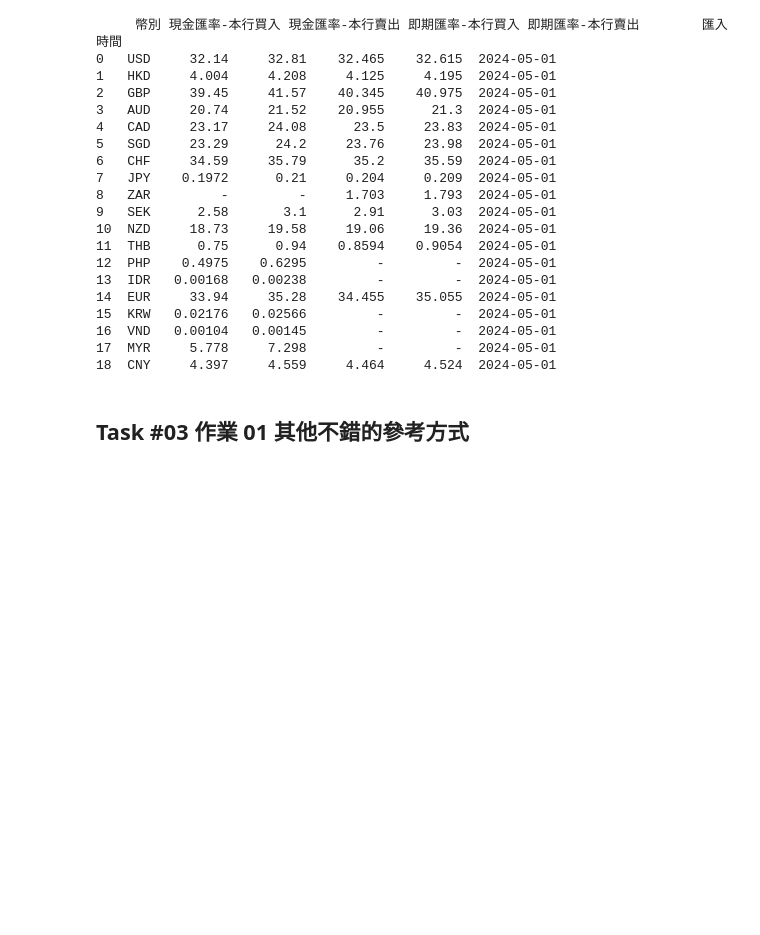
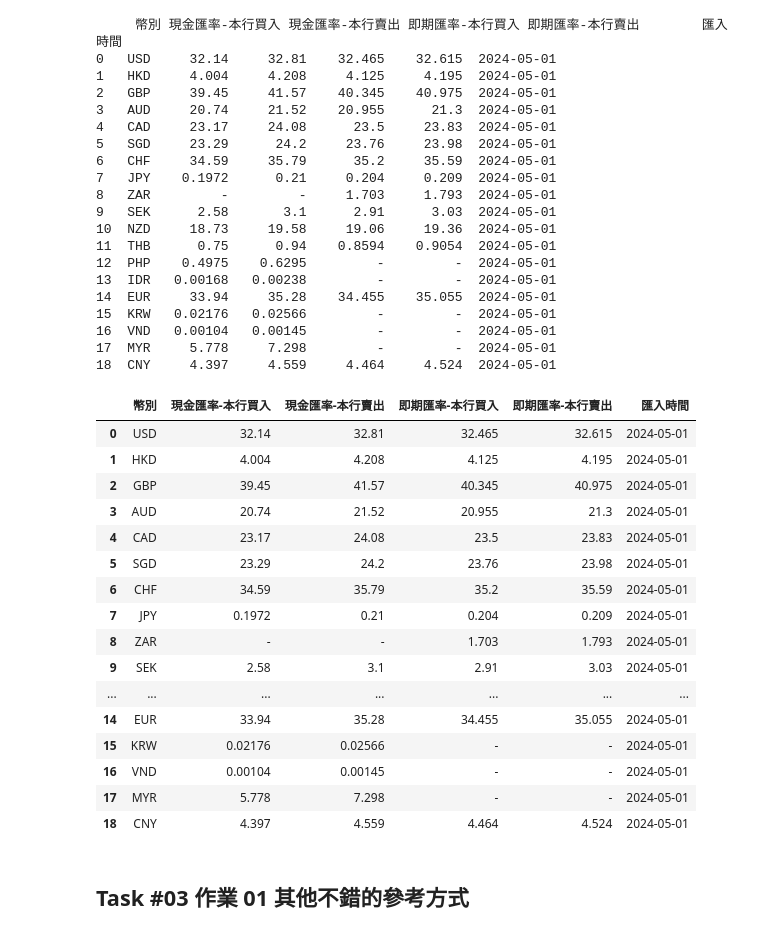
Before and after one commit to nyan-tech-learn-more/ML-one-to-two-DataScience, a Jupyter notebook: Task3_HW.ipynb, the cells around one changed output. Cells and saved outputs as stored; diff of their text form; code cells hidden in the pictures; blank space fills up the shorter version.

```diff
--- a/Task3_HW.ipynb
+++ b/Task3_HW.ipynb
@@ -95,6 +99,26 @@ print(df)
 16  VND   0.00104   0.00145         -         -  2024-05-01
 17  MYR     5.778     7.298         -         -  2024-05-01
 18  CNY     4.397     4.559     4.464     4.524  2024-05-01
+# %%
+currency
+# %% [output]
+|  | 幣別 | 現金匯率-本行買入 | 現金匯率-本行賣出 | 即期匯率-本行買入 | 即期匯率-本行賣出 | 匯入時間 |
+| 0 | USD | 32.14 | 32.81 | 32.465 | 32.615 | 2024-05-01 |
+| 1 | HKD | 4.004 | 4.208 | 4.125 | 4.195 | 2024-05-01 |
+| 2 | GBP | 39.45 | 41.57 | 40.345 | 40.975 | 2024-05-01 |
+| 3 | AUD | 20.74 | 21.52 | 20.955 | 21.3 | 2024-05-01 |
+| 4 | CAD | 23.17 | 24.08 | 23.5 | 23.83 | 2024-05-01 |
+| 5 | SGD | 23.29 | 24.2 | 23.76 | 23.98 | 2024-05-01 |
+| 6 | CHF | 34.59 | 35.79 | 35.2 | 35.59 | 2024-05-01 |
+| 7 | JPY | 0.1972 | 0.21 | 0.204 | 0.209 | 2024-05-01 |
+| 8 | ZAR | - | - | 1.703 | 1.793 | 2024-05-01 |
+| 9 | SEK | 2.58 | 3.1 | 2.91 | 3.03 | 2024-05-01 |
+| ... | ... | ... | ... | ... | ... | ... |
+| 14 | EUR | 33.94 | 35.28 | 34.455 | 35.055 | 2024-05-01 |
+| 15 | KRW | 0.02176 | 0.02566 | - | - | 2024-05-01 |
+| 16 | VND | 0.00104 | 0.00145 | - | - | 2024-05-01 |
+| 17 | MYR | 5.778 | 7.298 | - | - | 2024-05-01 |
+| 18 | CNY | 4.397 | 4.559 | 4.464 | 4.524 | 2024-05-01 |
 # %% [markdown]
 ## Task #03 作業 01 其他不錯的參考方式
 # %%
```
Also changed, not shown: parts of 1 cell of this notebook.
